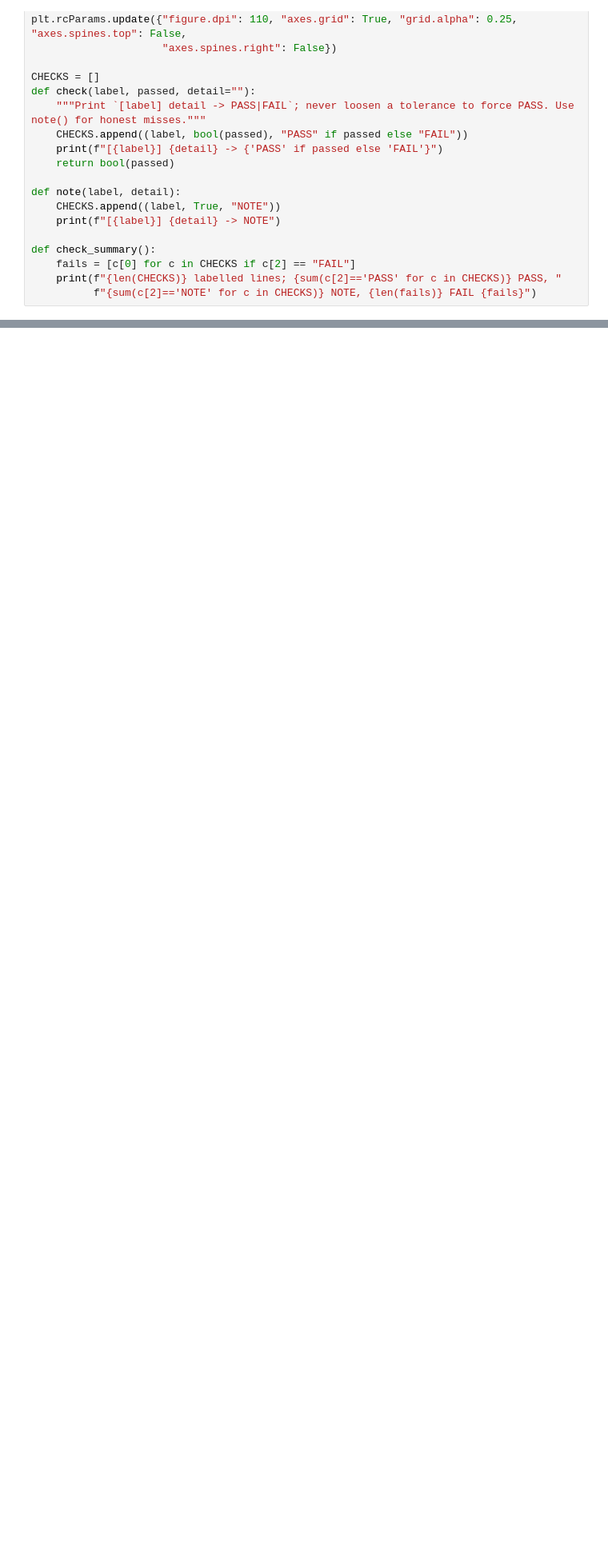
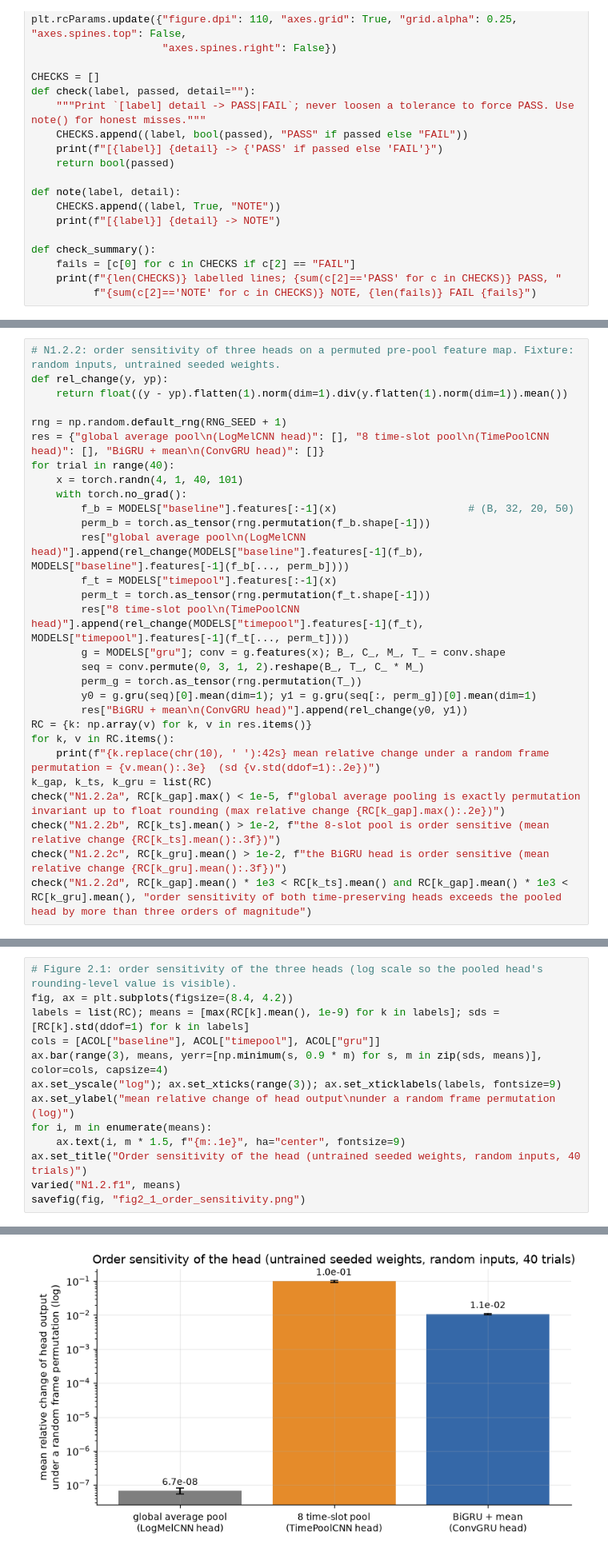
Before and after one commit to us-llm-engineer/applied-deep-learning, a Jupyter notebook: notebooks/01_research_foundations.ipynb, the cells around one changed output, grey strips where cells are left out. Shown at 80% size. Cells and saved outputs as stored; diff of their text form; blank space fills up the shorter version.

```diff
--- a/notebooks/01_research_foundations.ipynb
+++ b/notebooks/01_research_foundations.ipynb
@@ -3333,0 +349,29 @@ check_summary()
+# %%
+# N1.2.2: order sensitivity of three heads on a permuted pre-pool feature map. Fixture: random inputs, untrained seeded weights.
+def rel_change(y, yp):
+    return float((y - yp).flatten(1).norm(dim=1).div(y.flatten(1).norm(dim=1)).mean())
+
+rng = np.random.default_rng(RNG_SEED + 1)
+res = {"global average pool\n(LogMelCNN head)": [], "8 time-slot pool\n(TimePoolCNN head)": [], "BiGRU + mean\n(ConvGRU head)": []}
+for trial in range(40):
+    x = torch.randn(4, 1, 40, 101)
+    with torch.no_grad():
+        f_b = MODELS["baseline"].features[:-1](x)                     # (B, 32, 20, 50)
+        perm_b = torch.as_tensor(rng.permutation(f_b.shape[-1]))
+        res["global average pool\n(LogMelCNN head)"].append(rel_change(MODELS["baseline"].features[-1](f_b), MODELS["baseline"].features[-1](f_b[..., perm_b])))
+        f_t = MODELS["timepool"].features[:-1](x)
+        perm_t = torch.as_tensor(rng.permutation(f_t.shape[-1]))
+        res["8 time-slot pool\n(TimePoolCNN head)"].append(rel_change(MODELS["timepool"].features[-1](f_t), MODELS["timepool"].features[-1](f_t[..., perm_t])))
+        g = MODELS["gru"]; conv = g.features(x); B_, C_, M_, T_ = conv.shape
+        seq = conv.permute(0, 3, 1, 2).reshape(B_, T_, C_ * M_)
+        perm_g = torch.as_tensor(rng.permutation(T_))
+        y0 = g.gru(seq)[0].mean(dim=1); y1 = g.gru(seq[:, perm_g])[0].mean(dim=1)
+        res["BiGRU + mean\n(ConvGRU head)"].append(rel_change(y0, y1))
+RC = {k: np.array(v) for k, v in res.items()}
+for k, v in RC.items():
+    print(f"{k.replace(chr(10), ' '):42s} mean relative change under a random frame permutation = {v.mean():.3e}  (sd {v.std(ddof=1):.2e})")
+k_gap, k_ts, k_gru = list(RC)
+check("N1.2.2a", RC[k_gap].max() < 1e-5, f"global average pooling is exactly permutation invariant up to float rounding (max relative change {RC[k_gap].max():.2e})")
+check("N1.2.2b", RC[k_ts].mean() > 1e-2, f"the 8-slot pool is order sensitive (mean relative change {RC[k_ts].mean():.3f})")
+check("N1.2.2c", RC[k_gru].mean() > 1e-2, f"the BiGRU head is order sensitive (mean relative change {RC[k_gru].mean():.3f})")
+check("N1.2.2d", RC[k_gap].mean() * 1e3 < RC[k_ts].mean() and RC[k_gap].mean() * 1e3 < RC[k_gru].mean(), "order sensitivity of both time-preserving heads exceeds the pooled head by more than three orders of magnitude")
@@ -3333,0 +387,14 @@ check_summary()
+# %%
+# Figure 2.1: order sensitivity of the three heads (log scale so the pooled head's rounding-level value is visible).
+fig, ax = plt.subplots(figsize=(8.4, 4.2))
+labels = list(RC); means = [max(RC[k].mean(), 1e-9) for k in labels]; sds = [RC[k].std(ddof=1) for k in labels]
+cols = [ACOL["baseline"], ACOL["timepool"], ACOL["gru"]]
+ax.bar(range(3), means, yerr=[np.minimum(s, 0.9 * m) for s, m in zip(sds, means)], color=cols, capsize=4)
+ax.set_yscale("log"); ax.set_xticks(range(3)); ax.set_xticklabels(labels, fontsize=9)
+ax.set_ylabel("mean relative change of head output\nunder a random frame permutation (log)")
+for i, m in enumerate(means):
+    ax.text(i, m * 1.5, f"{m:.1e}", ha="center", fontsize=9)
+ax.set_title("Order sensitivity of the head (untrained seeded weights, random inputs, 40 trials)")
+varied("N1.2.f1", means)
+savefig(fig, "fig2_1_order_sensitivity.png")
+# %% [output]
@@ -3333,0 +402 @@ check_summary()
+[figure, added]
```
Also changed, not shown: parts of 201 cells of this notebook, 5 other files.
